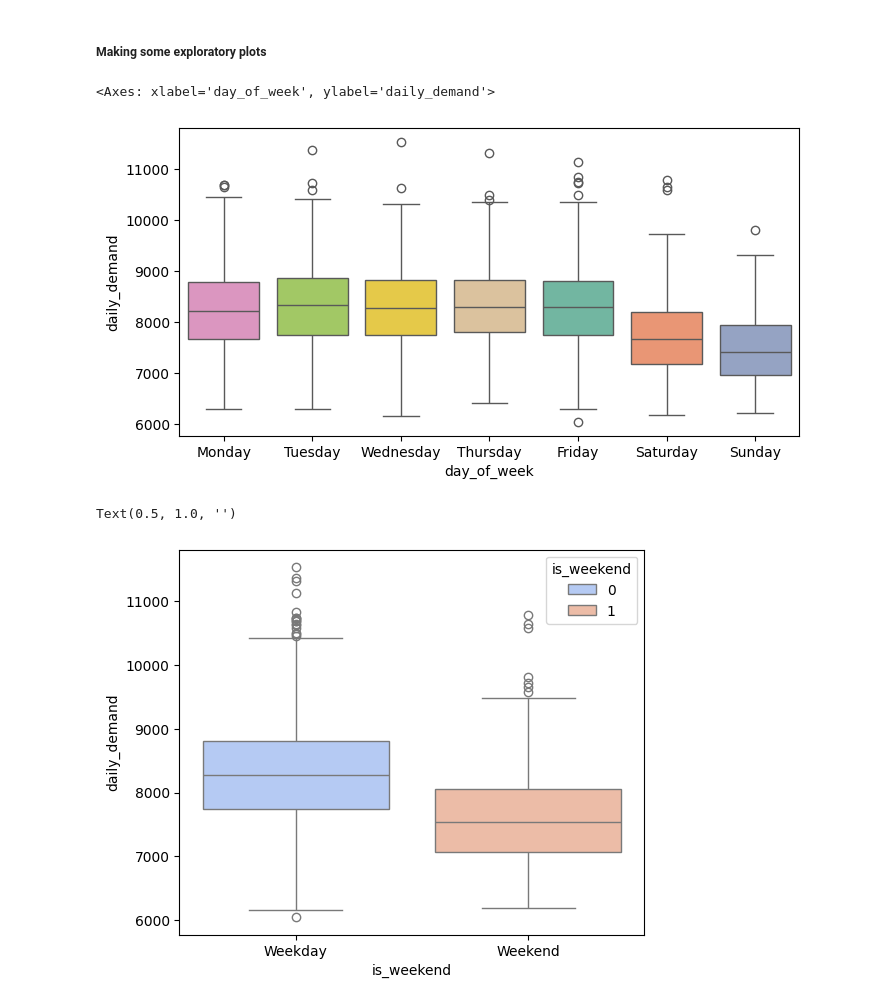
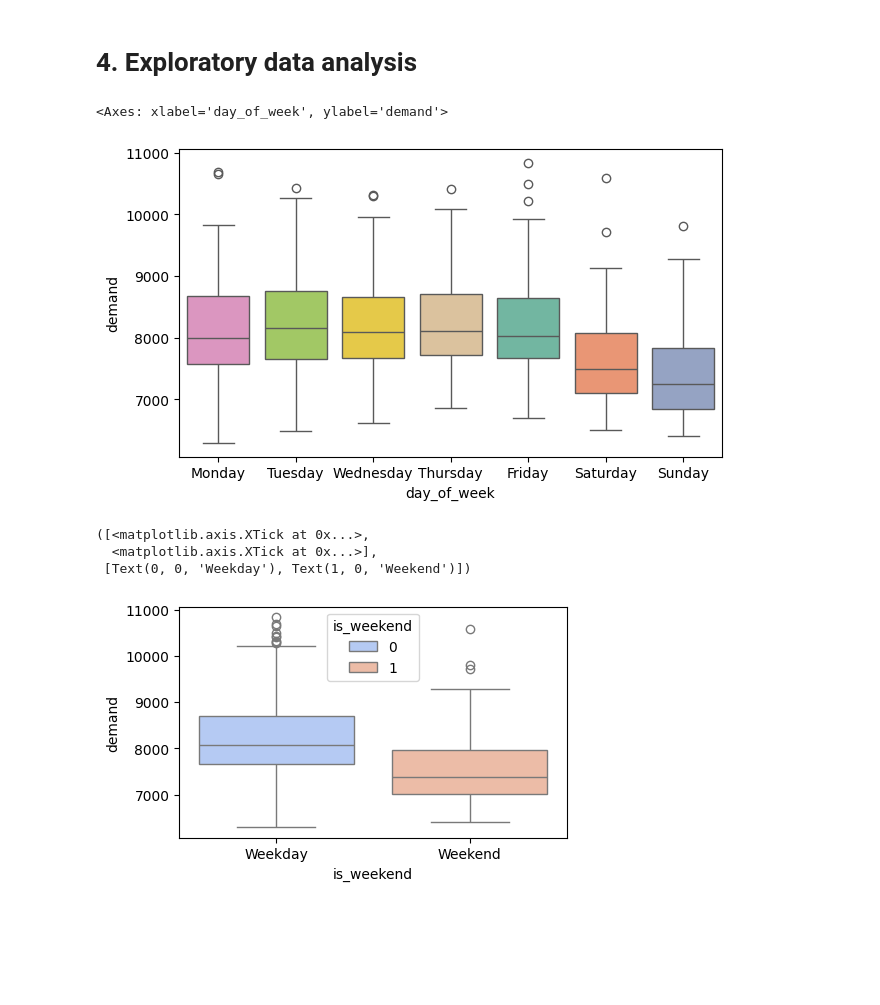
Before and after one commit to harrybirdnz/ZZSC9020-Group_F, a Jupyter notebook: individual/saba/Total_demand_nsw.ipynb, the cells around one changed output. Saved outputs shown, nothing was run; the diff lists cells and outputs as text; code cells hidden in the pictures; blank space fills up the shorter version.

```diff
--- a/individual/saba/Total_demand_nsw.ipynb
+++ b/individual/saba/Total_demand_nsw.ipynb
@@ -204,0 +533,7 @@ dtype: object
+# %%
+df2 = pd.merge(df1, sun_exp, on="DATE", how="left")
+df3 = pd.merge(df2, precip, on= 'DATE', how= "left")
+df3 = df3.rename(columns={"TOTALDEMAND": "demand",
+                          "TEMPERATURE": 'temperature',
+                          "RRP": "price"}).round(2)
+df3.head()
@@ -207,8 +572,5 @@ dtype: object
 # %%
-# Merge demand and temperature
-dat = pd.merge(daily_demand, daily_temp, on='DATE', how='inner')
-dat = dat.drop(["LOCATION"],axis=1)
-
+dat = df3
 # adding dummay variables based on types of dates/months
 dat['DATE'] = pd.to_datetime(dat['DATE'])
 dat['day_of_week'] = dat['DATE'].dt.day_name() #day of the week (0=Monday, 6=Sunday)
@@ -242,0 +605,5 @@ print(dat.tail())
+# %%
+# Define NSW holidays for your study period
+years = range(2016, 2020)
+au_holidays = holidays.Australia(state="NSW", years=years)
+au_holidays
@@ -242,0 +612,7 @@ print(dat.tail())
+# %%
+# Ensure comparison on the same type
+dat["is_holiday"] = dat["DATE"].dt.date.isin(au_holidays).astype(int)
+
+# Check again
+print(dat["is_holiday"].value_counts())
+print(dat["is_holiday"].value_counts(normalize=True))
@@ -243,24 +628,25 @@ print(dat.tail())
 # %% [markdown]
-##### Making some exploratory plots
+# 4. Exploratory data analysis
 # %%
 # 1. Demand by day of week
-plt.figure(figsize=(8,4))
-sns.boxplot(x='day_of_week', y='daily_demand', data=dat, hue='day_of_week',
+plt.figure(figsize=(7,4))
+sns.boxplot(x='day_of_week', y='demand', data=dat, hue='day_of_week',
             order=['Monday','Tuesday','Wednesday','Thursday','Friday','Saturday','Sunday'],
             palette='Set2')
 #NOTE: Similar demand of electricty on weekdays but notably lower demand on weekend
 # %% [output]
-<Axes: xlabel='day_of_week', ylabel='daily_demand'>
+<Axes: xlabel='day_of_week', ylabel='demand'>
-[figure, old version]
+[figure, new version]
 # %%
 #Daily demand: weekday vs weekend
-plt.figure(figsize=(6,5))
-sns.boxplot(x='is_weekend', y='daily_demand', hue='is_weekend', data=dat, palette='coolwarm')
+plt.figure(figsize=(5,3))
+sns.boxplot(x='is_weekend', y='demand', hue='is_weekend', data=dat, palette='coolwarm')
 plt.xticks([0,1], ["Weekday","Weekend"])
-plt.title("")
 # %% [output]
-Text(0.5, 1.0, '')
+([<matplotlib.axis.XTick at 0x...>,
+  <matplotlib.axis.XTick at 0x...>],
+ [Text(0, 0, 'Weekday'), Text(1, 0, 'Weekend')])
-[figure, old version]
+[figure, new version]
 # %%
 #Electricity demand by month (seasonality)
 plt.figure(figsize=(12,5))
```
Also changed, not shown: parts of 76 cells of this notebook, 20 other files.
